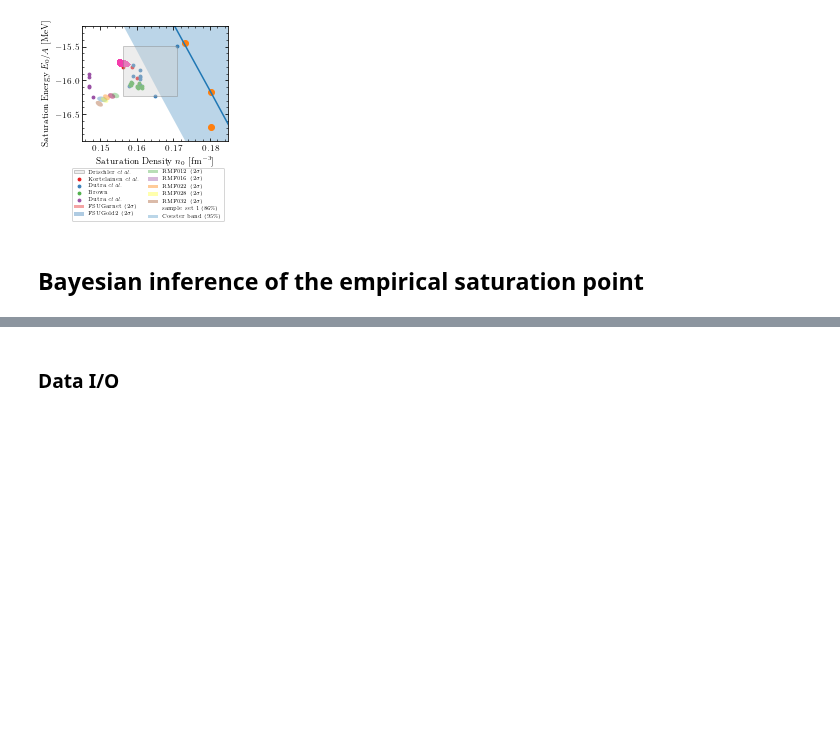
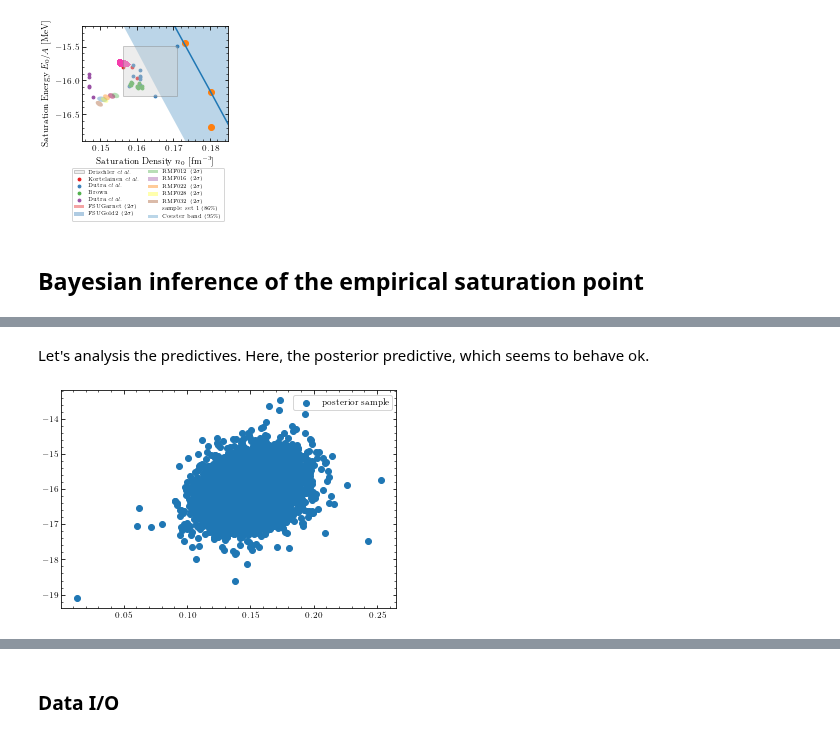
Before and after one commit to cdrischler/nuclear_saturation, a Jupyter notebook: saturation_analysis.ipynb, the cells around one changed output, grey strips where cells are left out. Cells and saved outputs as stored; diff of their text form; code cells hidden in the pictures; blank space fills up the shorter version.

```diff
--- a/saturation_analysis.ipynb
+++ b/saturation_analysis.ipynb
@@ -461,0 +485,9 @@ True
+# %% [markdown]
+Let's analysis the predictives. Here, the posterior predictive, which seems to behave ok.
+# %%
+xx=spoint.sample(num_samples=500000, kind="predictive_y", based_on="posterior")
+plt.scatter(xx[:,0], xx[:,1], label="posterior sample")
+plt.legend()
+plt.savefig("predictive_posterior_samples.pdf")
+# %% [output]
+[figure, added]
```
Also changed, not shown: parts of 6 cells of this notebook.
